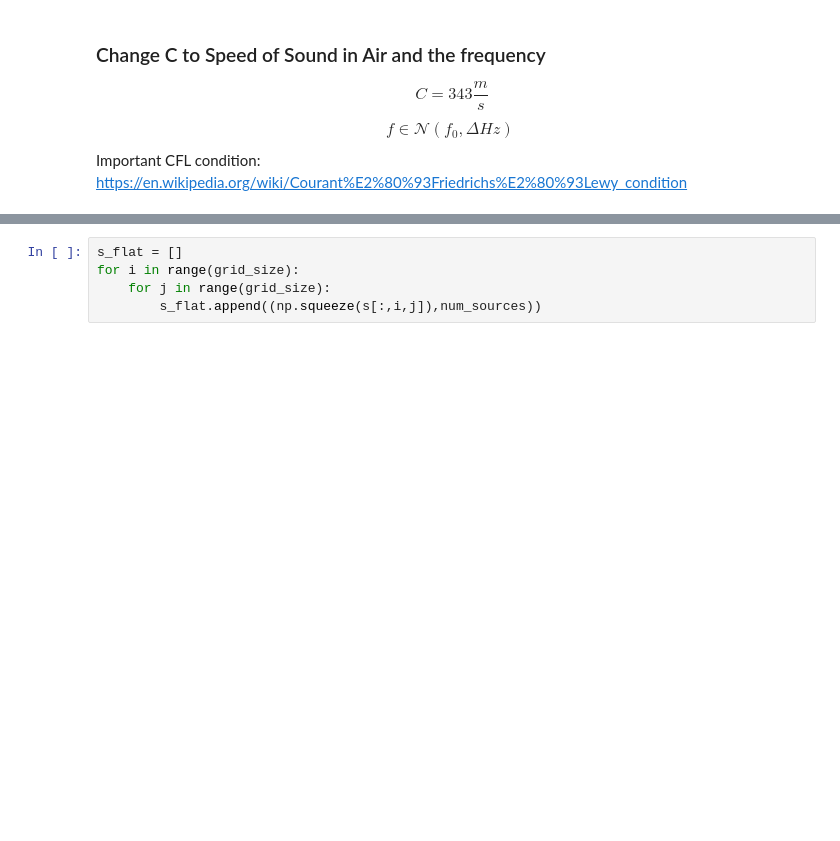
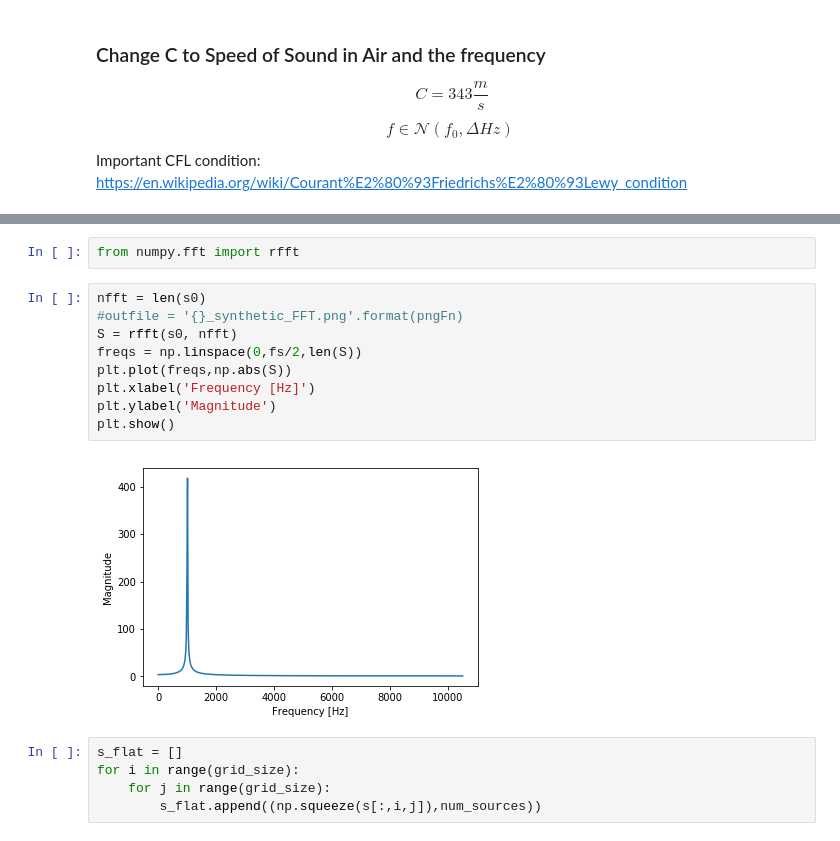
Before and after one commit to dwidemann/self_supervision_for_transfer_learning, a Jupyter notebook: notebooks/generate_wave_eqn_data.ipynb, the cells around one changed output, grey strips where cells are left out. Drawn from its saved outputs; the diff is of its cells as text; blank space fills up the shorter version.

```diff
--- a/notebooks/generate_wave_eqn_data.ipynb
+++ b/notebooks/generate_wave_eqn_data.ipynb
@@ -214,3 +275,16 @@ s = wave_forward_steady_state(u,prev_u,nt,dt,dx,c=c,num_keep=4096)
+# %%
+from numpy.fft import rfft
+# %%
+nfft = len(s0)
+#outfile = '{}_synthetic_FFT.png'.format(pngFn)
+S = rfft(s0, nfft)
+freqs = np.linspace(0,fs/2,len(S))
+plt.plot(freqs,np.abs(S))
+plt.xlabel('Frequency [Hz]')
+plt.ylabel('Magnitude')
+plt.show()
+# %% [output]
+[figure, added]
 # %%
 s_flat = []
 for i in range(grid_size):
```
Also changed, not shown: parts of 10 cells of this notebook, 2 other files.
